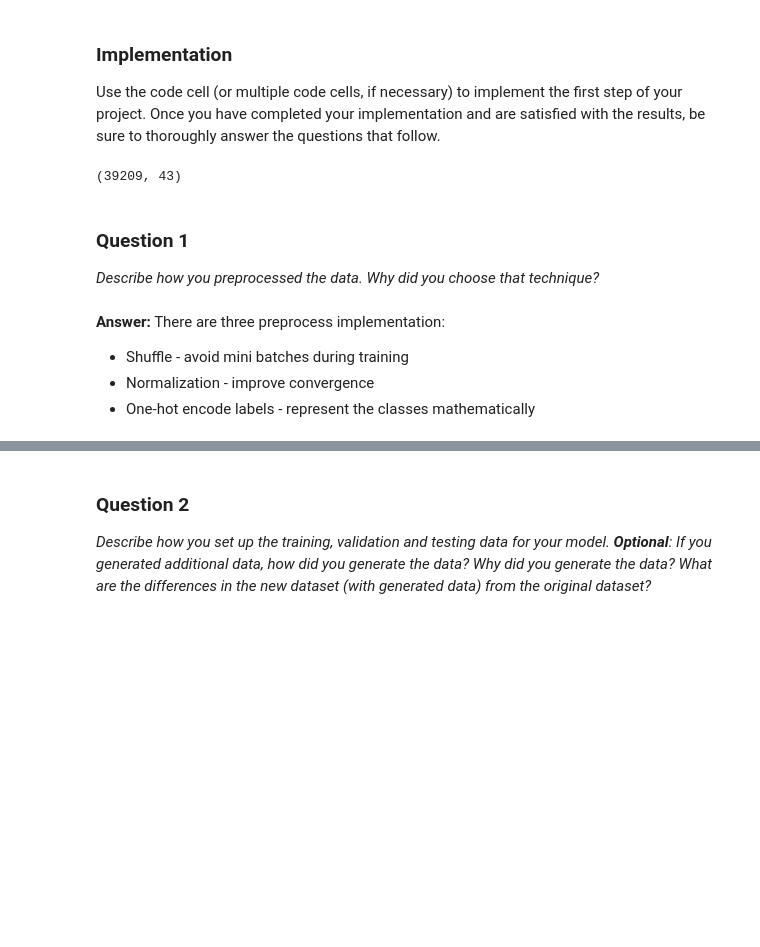
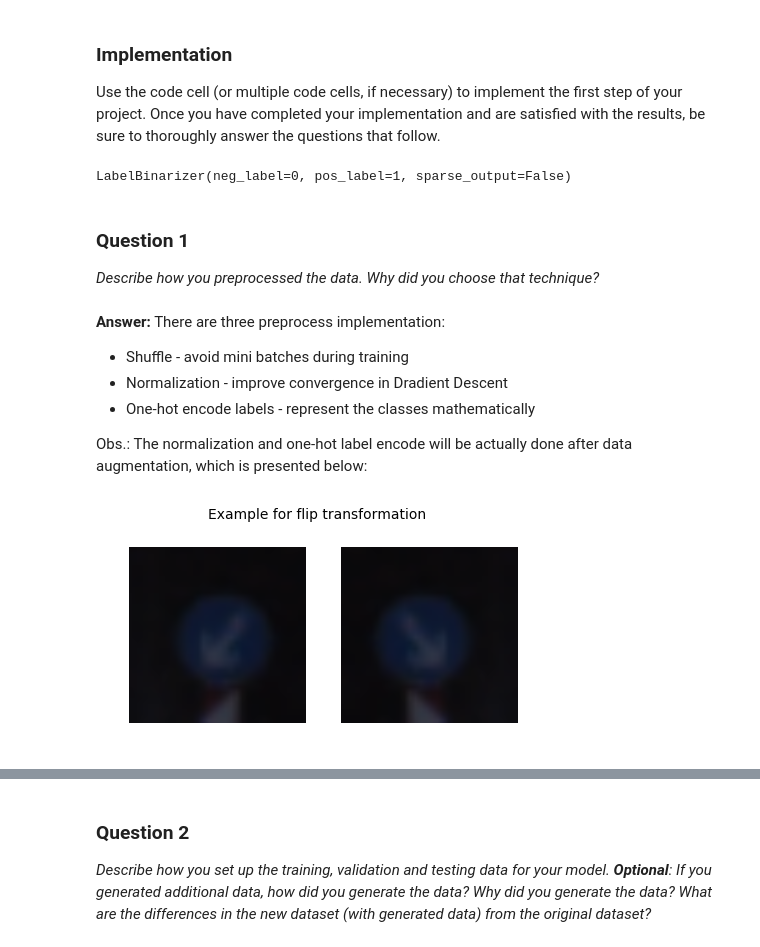
Before and after one commit to ibiscp/Traffic-Sign-Classifier, a Jupyter notebook: Traffic_Sign_Classifier.ipynb, the cells around one changed output, grey strips where cells are left out. Cells and saved outputs as stored; diff of their text form; code cells hidden in the pictures; blank space fills up the shorter version.

```diff
--- a/Traffic_Sign_Classifier.ipynb
+++ b/Traffic_Sign_Classifier.ipynb
@@ -137,7 +191,6 @@ from sklearn.utils import shuffle
 X_train, y_train = shuffle(X_train, y_train)
 
 # Normalize the data features to the variable X_normalized
-import numpy as np
 def normalize(data):
     a = -0.5
     b = 0.5
@@ -146,16 +199,12 @@ def normalize(data):
 
     return a + (data - xmin) * (b - a)/(xmax - xmin)
 
-X_normalized = normalize(X_train)
-
 # One Hot encode the labels to the variable y_one_hot
 from sklearn import preprocessing
 label_binarizer = preprocessing.LabelBinarizer()
-y_one_hot = label_binarizer.fit_transform(y_train)
-
-print(y_one_hot.shape)
+label_binarizer.fit(y_test)
 # %% [output]
-(39209, 43)
+LabelBinarizer(neg_label=0, pos_label=1, sparse_output=False)
 # %% [markdown]
 ### Question 1
 
@@ -164,5 +213,7 @@ _Describe how you preprocessed the data. Why did you choose that technique?_
 **Answer:**
 There are three preprocess implementation:
 * Shuffle - avoid mini batches during training
-* Normalization - improve convergence
+* Normalization - improve convergence in Dradient Descent
 * One-hot encode labels - represent the classes mathematically
+
+Obs.: The normalization and one-hot label encode will be actually done after data augmentation, which is presented below:
@@ -168,0 +244,34 @@ There are three preprocess implementation:
+# %%
+### Generate additional data (Flip)
+
+# Vector of data to be flipped and the new category
+flip_sign = [[11, 12, 13, 15, 17, 18, 19, 20, 22, 26, 30, 33, 34, 35, 36, 37, 38, 39],
+             [11, 12, 13, 15, 17, 18, 20, 19, 22, 26, 30, 34, 33, 35, 37, 36, 39, 38]]
+
+# Placeholders for the images and labels
+flip_images = list()
+flip_labels = list()
+
+for i in range(len(flip_sign[0])):
+    index = np.where(y_train == flip_sign[0][i])[0]
+
+    # Flip images only if number of images in the set is smaller than the maximum occurrence
+    if len(np.where(y_train_fake == flip_sign[1][i])[0]) < max_occurrence:
+        ## Add data only to match the maximum occurrence
+        pbar = tqdm(range(min(len(index), max_occurrence - len(np.where(y_train_fake == flip_sign[1][i])[0]))))
+        pbar.set_description('Processing %d' %flip_sign[0][i])
+
+        for j in pbar:
+            fimg = np.copy(X_train[index[j]])
+            fimg = cv2.flip(fimg, 1)
+
+            flip_images.append(fimg)
+            flip_labels.append(flip_sign[1][i])
+
+if (len(flip_images) > 0):
+    X_train_fake = np.append(X_train_fake, flip_images, axis=0)
+    y_train_fake = np.append(y_train_fake, flip_labels, axis=0)
+
+    plot_example(X_train_fake[index[j]], flip_images[-1], 'Example for flip transformation')
+# %% [output]
+[figure, added]
```
Also changed, not shown: parts of 48 cells of this notebook, 6 other files.
